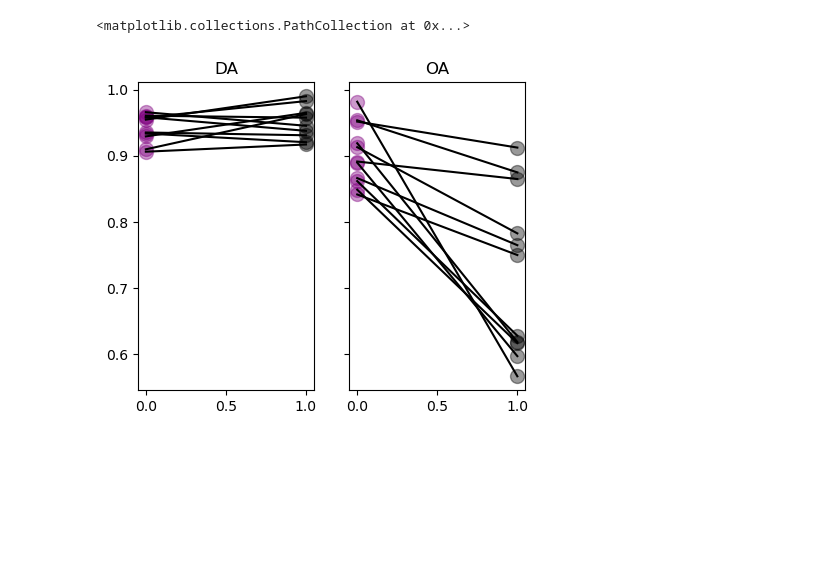
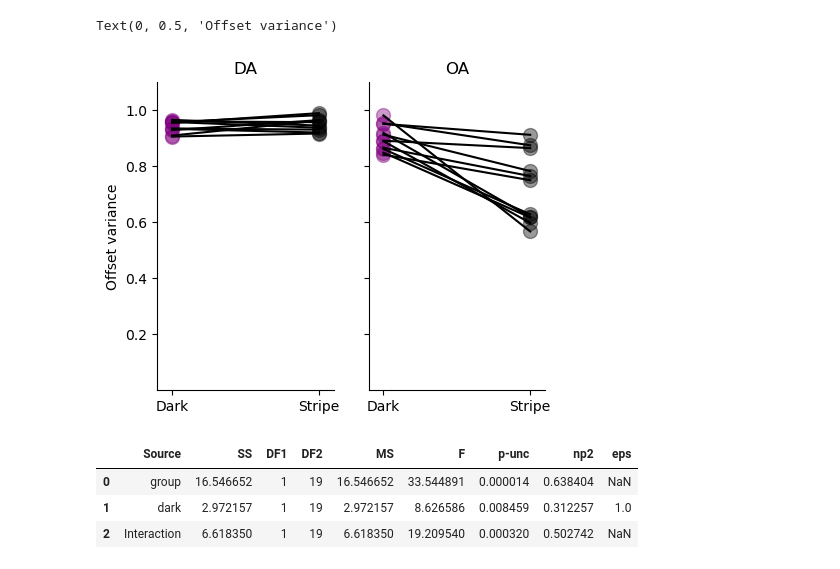
Before and after one commit to yfisher-lab/NeuromodPlasticity, a Jupyter notebook: NeuromodPlasticity/figures/GRAB_imaging/GRABDA_GRABOA.ipynb, the cells around one changed output. Saved outputs shown, nothing was run; the diff lists cells and outputs as text; code cells hidden in the pictures; blank space fills up the shorter version.

```diff
--- a/NeuromodPlasticity/figures/GRAB_imaging/GRABDA_GRABOA.ipynb
+++ b/NeuromodPlasticity/figures/GRAB_imaging/GRABDA_GRABOA.ipynb
@@ -43,15 +46,40 @@ oa_stats_df_plot = nmp.grab_sensors.offset_stats_plot(oa_stats_df_unique)
 # %%
 fig,ax = plt.subplots(1,2,sharey=True, figsize=[5,4])
 
 ax[0].set_title('DA')
 ax[0].plot([0,1], da_stats_df_plot[['offset_var_dark', 'offset_var_closed_loop']].T, color='black')
 ax[0].scatter(np.zeros((da_stats_df_plot.shape[0],)), da_stats_df_plot['offset_var_dark'], color='purple', alpha=.4, s=100)
 ax[0].scatter(np.ones((da_stats_df_plot.shape[0],)), da_stats_df_plot['offset_var_closed_loop'], color='black', alpha=.4, s=100)
 
 ax[1].set_title('OA')
 ax[1].plot([0,1], oa_stats_df_plot[['offset_var_dark', 'offset_var_closed_loop']].T, color='black')
 ax[1].scatter(np.zeros((oa_stats_df_plot.shape[0],)), oa_stats_df_plot['offset_var_dark'], color='purple', alpha=.4, s=100)
 ax[1].scatter(np.ones((oa_stats_df_plot.shape[0],)), oa_stats_df_plot['offset_var_closed_loop'], color='black', alpha=.4, s=100)
+
+for _ax in ax:
+    _ax.set_ylim([0.0,1.1])
+    _ax.set_xlim([-.1,1.1])
+    _ax.set_yticks([.2,.4,.6,.8,1.])
+
+    _ax.set_xticks([0, 1], labels=['Dark', 'Stripe'])
+    _ax.spines['top'].set_visible(False)
+    _ax.spines['right'].set_visible(False)
+
+ax[0].set_ylabel('Offset variance')
 # %% [output]
-<matplotlib.collections.PathCollection at 0x...>
+Text(0, 0.5, 'Offset variance')
-[figure, old version]
+[figure, new version]
+# %%
+# mixed anova
+da_stats_df_unique['group'] = 'DA'
+oa_stats_df_unique['group'] = 'OA'
+
+stats_df_unique = pd.concat([da_stats_df_unique,oa_stats_df_unique])
+aov = mixed_anova(dv='offset_var_logit', between='group',
+                  within='dark', subject='fly_id', data=stats_df_unique)
+aov
+# %% [output]
+|  | Source | SS | DF1 | DF2 | MS | F | p-unc | np2 | eps |
+| 0 | group | 16.546652 | 1 | 19 | 16.546652 | 33.544891 | 0.000014 | 0.638404 | NaN |
+| 1 | dark | 2.972157 | 1 | 19 | 2.972157 | 8.626586 | 0.008459 | 0.312257 | 1.0 |
+| 2 | Interaction | 6.618350 | 1 | 19 | 6.618350 | 19.209540 | 0.000320 | 0.502742 | NaN |
```
Also changed, not shown: parts of 8 cells of this notebook, 1 other file.
